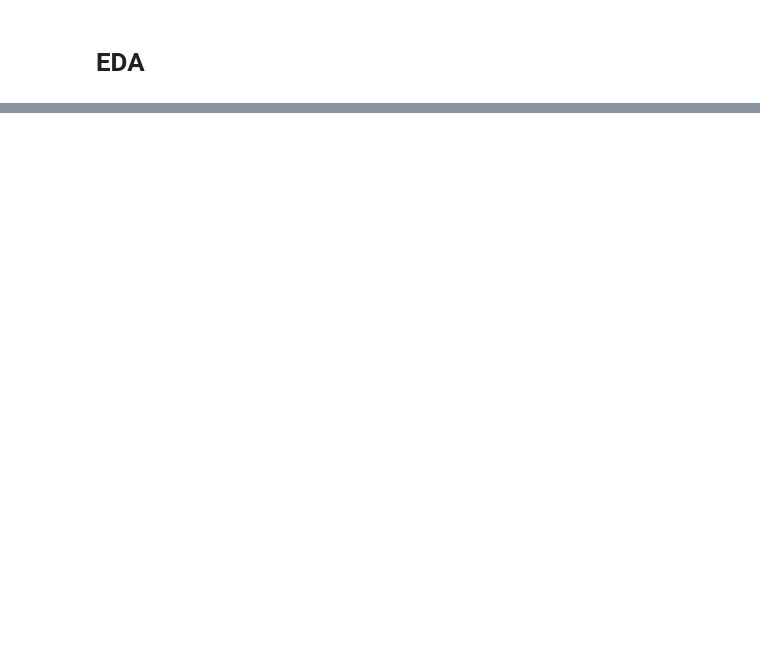
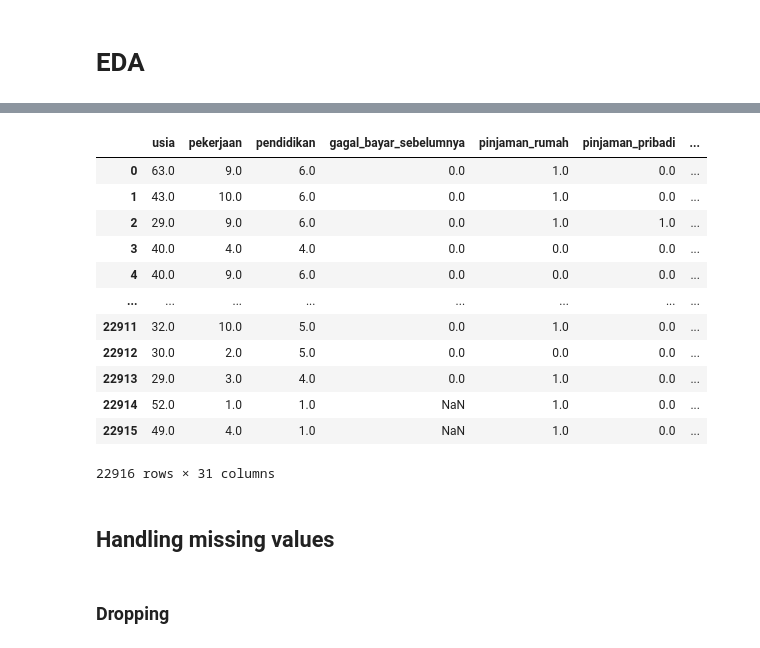
Before and after one commit to 6n6j6m/Data-Quest-Challenge-DSI, a Jupyter notebook: main.ipynb, the cells around one changed output, grey strips where cells are left out. Saved outputs shown, nothing was run; the diff lists cells and outputs as text; code cells hidden in the pictures; blank space fills up the shorter version.

```diff
--- a/main.ipynb
+++ b/main.ipynb
@@ -77,0 +184,16 @@ Unique Value hari_kontak_terakhir: ['fri' 'thu' 'wed' 'tue' 'mon']
+# %%
+# Replace unknown values with NaN
+train['pendidikan'] = train['pendidikan'].replace(['unknown'], np.nan)
+train['pekerjaan'] = train['pekerjaan'].replace(['unknown'], np.nan)
+train['status_perkawinan'] = train['status_perkawinan'].replace(['unknown'], np.nan)
+train['gagal_bayar_sebelumnya'] = train['gagal_bayar_sebelumnya'].replace(['unknown'], np.nan)
+train['pinjaman_rumah'] = train['pinjaman_rumah'].replace(['unknown'], np.nan)
+train['pinjaman_pribadi'] = train['pinjaman_pribadi'].replace(['unknown'], np.nan)
+train['pinjaman_pribadi'] = train['pinjaman_pribadi'].replace(['unknown'], np.nan)
+
+test['pendidikan'] = test['pendidikan'].replace(['unknown'], np.nan)
+test['pekerjaan'] = test['pekerjaan'].replace(['unknown'], np.nan)
+test['status_perkawinan'] = test['status_perkawinan'].replace(['unknown'], np.nan)
+test['gagal_bayar_sebelumnya'] = test['gagal_bayar_sebelumnya'].replace(['unknown'], np.nan)
+test['pinjaman_rumah'] = test['pinjaman_rumah'].replace(['unknown'], np.nan)
+test['pinjaman_pribadi'] = test['pinjaman_pribadi'].replace(['unknown'], np.nan)
@@ -77,0 +321,20 @@ Unique Value hari_kontak_terakhir: ['fri' 'thu' 'wed' 'tue' 'mon']
+# %%
+train
+# %% [output]
+|  | usia | pekerjaan | pendidikan | gagal_bayar_sebelumnya | pinjaman_rumah | pinjaman_pribadi | ... |
+| 0 | 63.0 | 9.0 | 6.0 | 0.0 | 1.0 | 0.0 | ... |
+| 1 | 43.0 | 10.0 | 6.0 | 0.0 | 1.0 | 0.0 | ... |
+| 2 | 29.0 | 9.0 | 6.0 | 0.0 | 1.0 | 1.0 | ... |
+| 3 | 40.0 | 4.0 | 4.0 | 0.0 | 0.0 | 0.0 | ... |
+| 4 | 40.0 | 9.0 | 6.0 | 0.0 | 0.0 | 0.0 | ... |
+| ... | ... | ... | ... | ... | ... | ... | ... |
+| 22911 | 32.0 | 10.0 | 5.0 | 0.0 | 1.0 | 0.0 | ... |
+| 22912 | 30.0 | 2.0 | 5.0 | 0.0 | 0.0 | 0.0 | ... |
+| 22913 | 29.0 | 3.0 | 4.0 | 0.0 | 1.0 | 0.0 | ... |
+| 22914 | 52.0 | 1.0 | 1.0 | NaN | 1.0 | 0.0 | ... |
+| 22915 | 49.0 | 4.0 | 1.0 | NaN | 1.0 | 0.0 | ... |
+22916 rows × 31 columns
+# %% [markdown]
+## Handling missing values
+# %% [markdown]
+### Dropping
```
Also changed, not shown: parts of 33 cells of this notebook.
